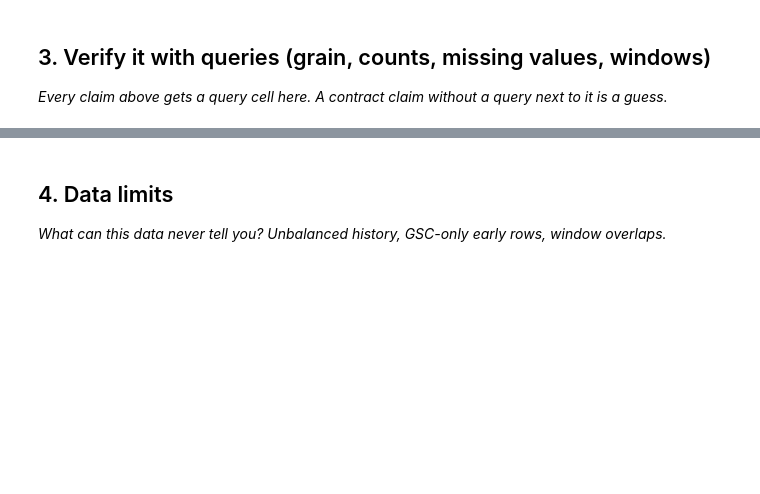
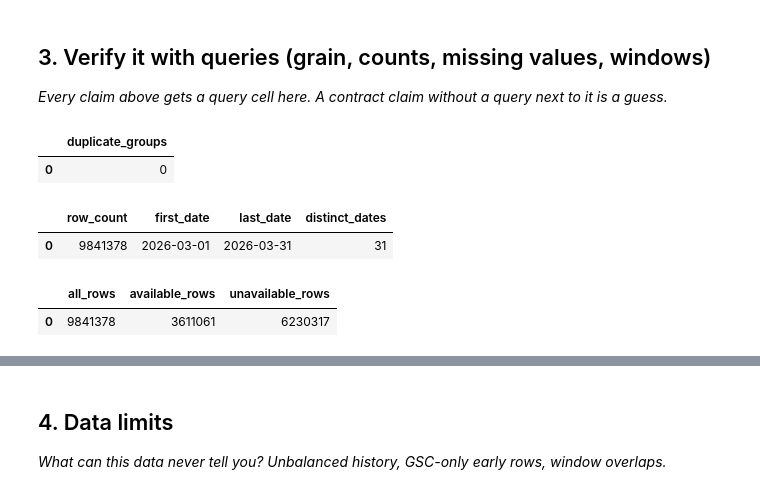
Before and after one commit to abdelrahmanmohamed05/FlyRank-AI, a Jupyter notebook: work/notebooks/w03_data_contract.ipynb, the cells around one changed output, grey strips where cells are left out. Drawn from its saved outputs; the diff is of its cells as text; code cells hidden in the pictures; blank space fills up the shorter version.

```diff
--- a/work/notebooks/w03_data_contract.ipynb
+++ b/work/notebooks/w03_data_contract.ipynb
@@ -18,3 +86,54 @@ This skeleton is yours to fill. Work the sections **in order** — each one has
 ## 3. Verify it with queries (grain, counts, missing values, windows)
 
 *Every claim above gets a query cell here. A contract claim without a query next to it is a guess.*
+# %%
+
+# QUERY 1 — Grain
+# Claim: the raw March fact has one row per report_date × client × content.
+q1 = con.sql(f"""
+SELECT COUNT(*) AS duplicate_groups
+FROM (
+  SELECT report_date, client_hash_id, content_hash_id
+  FROM {MID}
+  GROUP BY 1,2,3
+  HAVING COUNT(*) > 1
+) t
+""").df()
+
+display(q1)
+assert int(q1.loc[0, "duplicate_groups"]) == 0
+# %% [output]
+|  | duplicate_groups |
+| 0 | 0 |
+# %%
+
+# QUERY 2 — March slice row count and date span
+q2 = con.sql(f"""
+SELECT
+  COUNT(*) AS row_count,
+  MIN(report_date) AS first_date,
+  MAX(report_date) AS last_date,
+  COUNT(DISTINCT report_date) AS distinct_dates
+FROM {MID}
+""").df()
+
+display(q2)
+# %% [output]
+|  | row_count | first_date | last_date | distinct_dates |
+| 0 | 9841378 | 2026-03-01 | 2026-03-31 | 31 |
+# %%
+
+# QUERY 3 — Availability (explicit IS TRUE)
+# Show how many March rows survive the GSC availability flag.
+q3 = con.sql(f"""
+SELECT
+  COUNT(*) AS all_rows,
+  COUNT(*) FILTER (WHERE gsc_data_available IS TRUE) AS available_rows,
+  COUNT(*) FILTER (WHERE gsc_data_available IS FALSE) AS unavailable_rows
+FROM {MID}
+""").df()
+
+display(q3)
+# %% [output]
+|  | all_rows | available_rows | unavailable_rows |
+| 0 | 9841378 | 3611061 | 6230317 |
```
Also changed, not shown: parts of 9 cells of this notebook.
